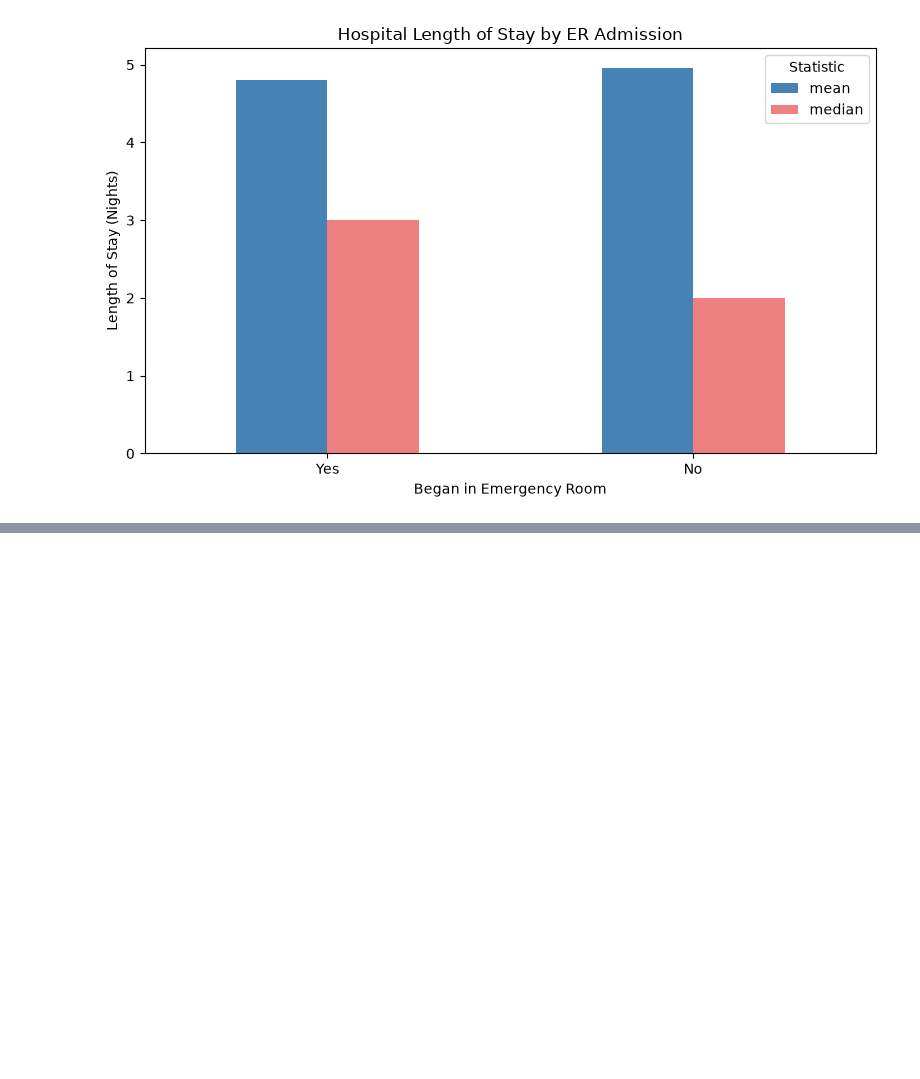
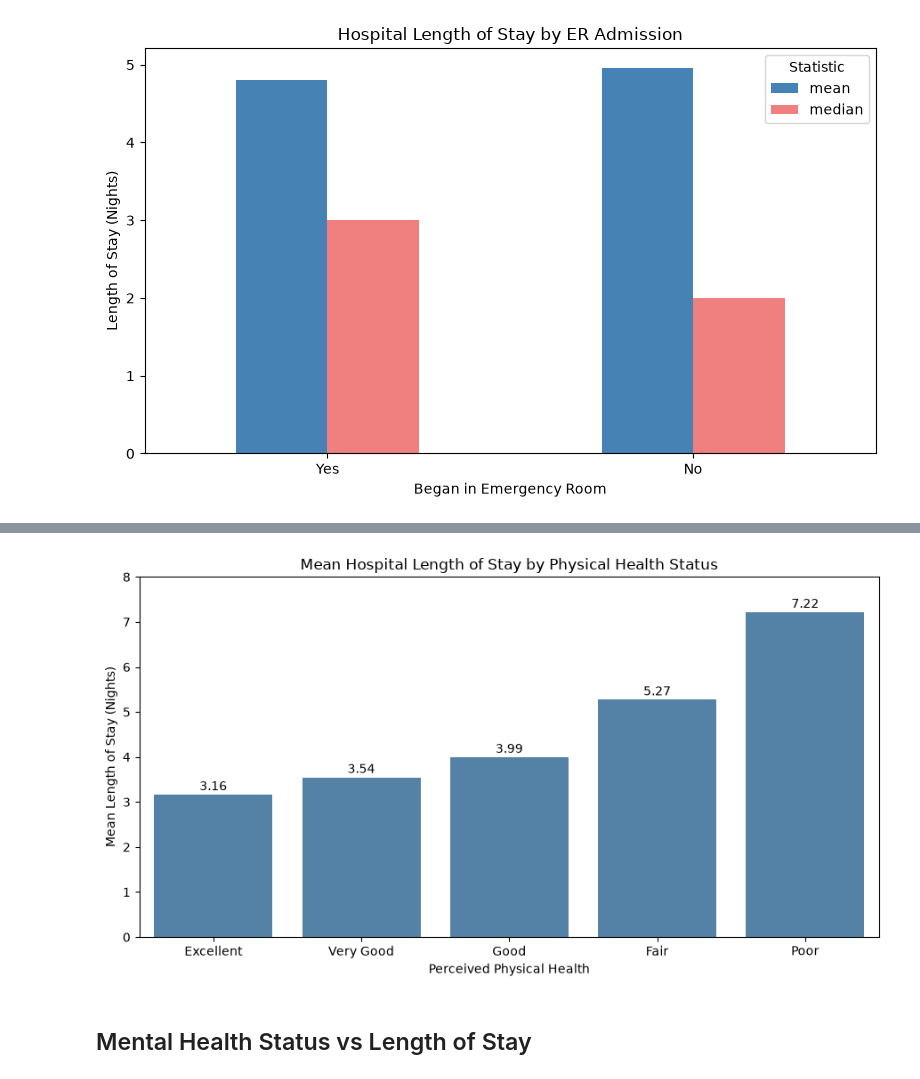
Before and after one commit to sydsailors/hospital-los-capstone, a Jupyter notebook: notebooks/los_eda.ipynb, the cells around one changed output, grey strips where cells are left out. Saved outputs shown, nothing was run; the diff lists cells and outputs as text; code cells hidden in the pictures; blank space fills up the shorter version.

```diff
--- a/notebooks/los_eda.ipynb
+++ b/notebooks/los_eda.ipynb
@@ -271,0 +318,38 @@ plt.show()
+# %%
+health_order = ["Excellent", "Very Good", "Good", "Fair", "Poor"]
+
+health_plot = (
+    df.groupby("RTHLTH53")["NUMNIGHX"]
+    .mean()
+    .rename(index={
+        1: "Excellent",
+        2: "Very Good",
+        3: "Good",
+        4: "Fair",
+        5: "Poor"
+    })
+    .reindex(health_order)
+)
+
+plt.figure(figsize=(9, 5))
+
+ax = sns.barplot(
+    x=health_plot.index,
+    y=health_plot.values,
+    color="steelblue"
+)
+
+for i, value in enumerate(health_plot.values):
+    ax.text(i, value + 0.1, f"{value:.2f}", ha="center")
+
+plt.title("Mean Hospital Length of Stay by Physical Health Status")
+plt.xlabel("Perceived Physical Health")
+plt.ylabel("Mean Length of Stay (Nights)")
+plt.ylim(0, 8)
+
+plt.tight_layout()
+plt.show()
+# %% [output]
+[figure, added]
+# %% [markdown]
+## Mental Health Status vs Length of Stay
```
Also changed, not shown: parts of 19 cells of this notebook.
